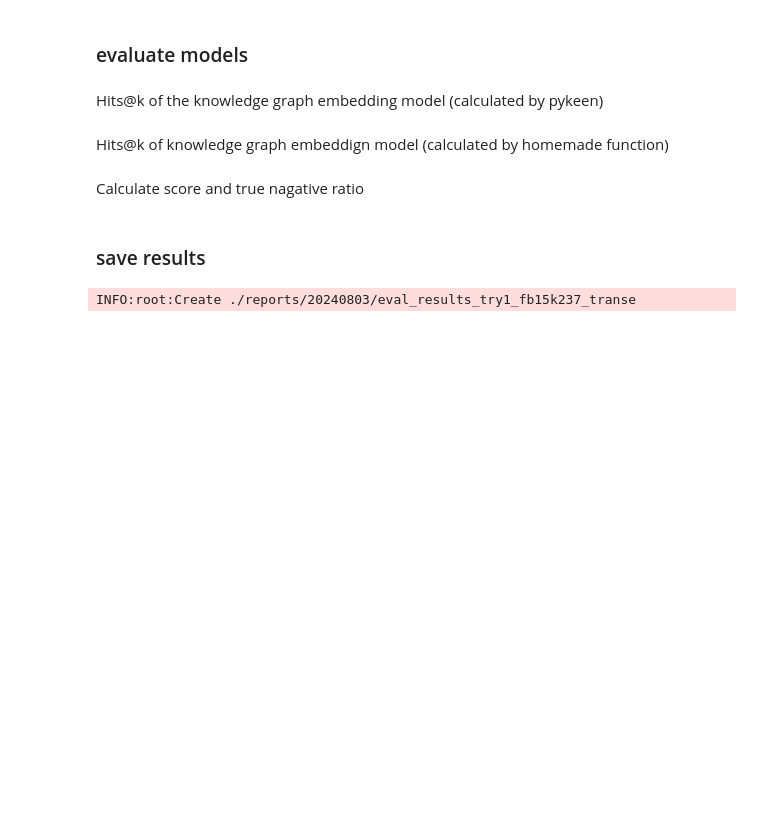
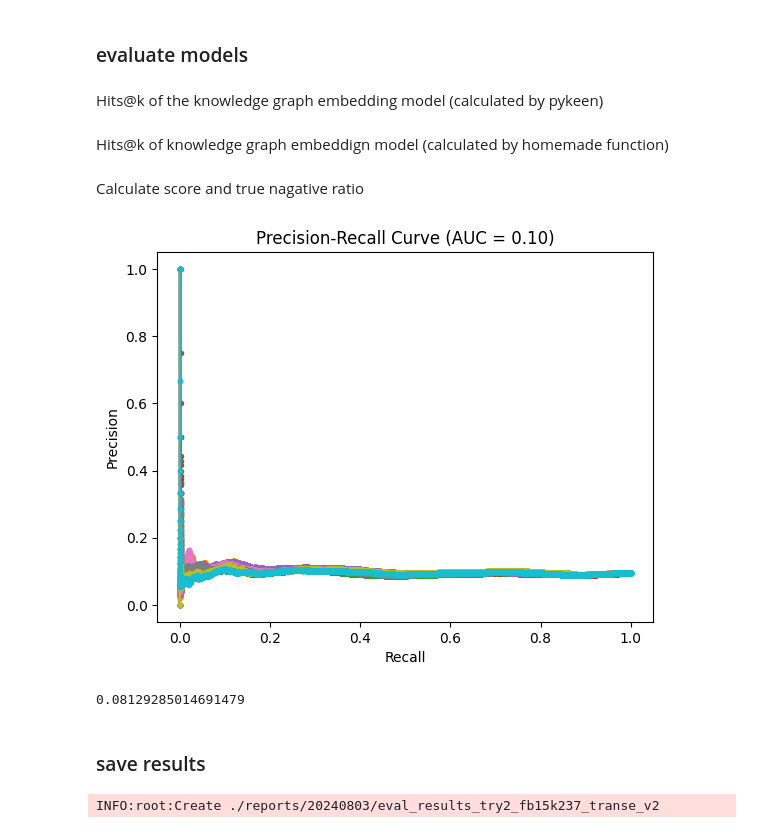
Before and after one commit to KazuoMutoh/Analysis-of-conventional-refinement-method-for-knowledge-graph, a Jupyter notebook: 03_clculate_false_triples_loss.ipynb, the cells around one changed output. Cells and saved outputs as stored; diff of their text form; code cells hidden in the pictures; blank space fills up the shorter version.

```diff
--- a/03_clculate_false_triples_loss.ipynb
+++ b/03_clculate_false_triples_loss.ipynb
@@ -25,13 +42,13 @@ def load_json_from_file(f:str):
 ## parameters
 # %%
 # directory for trained model
-dir_model = './models/20240803/kge_try1_transe_fb15k237'
+dir_model = './models/20240803/kge_try2_transe_fb15k237'
 
 # directory for false triples
 dir_false_dataset = './data/processed/20240803/false_dataset_try1_fb15k237'
 
 # direcory for report
-dir_report = './reports/20240803/eval_results_try1_fb15k237_transe'
+dir_report = './reports/20240803/eval_results_try2_fb15k237_transe_v2'
 # %% [markdown]
 ## main
 # %% [markdown]
@@ -72,7 +89,7 @@ INFO:root:Loaded info from ./data/processed/20240803/false_dataset_try1_fb15k237
 # %% [markdown]
 ### evaluate models
 # %%
-dict_eval_results = {seed: {} for seed in db_model.get('list_random_seeds')}
+dict_eval_results = {model_random_seed: {'model_info':{}, 'eval_results':{}} for model_random_seed in db_model.get('list_random_seeds')}
 # %% [markdown]
 Hits@k of the knowledge graph embedding model (calculated by pykeen)
 # %%
@@ -80,56 +97,82 @@ for seed in db_model.get('list_random_seeds'):
     dict_data = {}
     for i in [1,3,5,10]:
         dict_data[i] = dict_model_info[seed]['metrics']['both']['realistic'][f'hits_at_{i}']
-    #sr_hits_at_k = pd.Series(dict_data, name='hits@k')
-    #sr_hits_at_k.index.name = 'k'
-    dict_eval_results[seed]['hits@k'] = dict_data
+    dict_eval_results[seed]['model_info']['hits@k'] = dict_data
 # %% [markdown]
 Hits@k of knowledge graph embeddign model (calculated by homemade function)
 # %%
 for seed in db_model.get('list_random_seeds'):
     dict_data = vanilla_hits_at_k(dict_models[seed], dataset.testing.mapped_triples)
-    dict_eval_results[seed]['vanilla hits@k'] = dict_data
+    dict_eval_results[seed]['model_info']['vanilla hits@k'] = dict_data
 # %% [markdown]
 Calculate score and true nagative ratio
 # %%
+fig_pr_curve, ax = plt.subplots()
+# for each model random seed
 for model_random_seed in db_model.get('list_random_seeds'):
+
+    # for eacch data set random seed
     for random_seed in dict_false_triples.keys():
 
+        # prepaer for ealuation
         kge_model = dict_models[model_random_seed]
 
         tf = dict_false_triples[random_seed]['tf']
         tt = dict_false_triples[random_seed]['tt']
         df_feature = dict_false_triples[random_seed]['df_feature']
 
+        # calculate socre
         score_tf = kge_model.score_hrt(tf.mapped_triples).cpu().detach().numpy()
         df_feature['score'] = score_tf
 
         score_tt = kge_model.score_hrt(tt.mapped_triples).cpu().detach().numpy()
         df_feature['score(org)'] = score_tt
 
-        dict_false_triples[random_seed]['true_negative_ratio'] = {}
+        dict_eval_results[model_random_seed]['eval_results'][random_seed] = {}
+        dict_eval_results[model_random_seed]['eval_results'][random_seed]['false_dataset'] = df_feature
+
+        # calculate true positive ratio
         n = len(df_feature)
         df_sorted_feature = df_feature.sort_values('score')
-
+        dict_eval_results[model_random_seed]['eval_results'][random_seed]['true_positive_ratio'] = {}
         for k in [0.01, 0.03, 0.05]:
             n_top = int(n*k)
             df = df_sorted_feature.head(n_top)
             threashold = df['score'].max()
             tn = len(df[df['is-error']==True])
             fp = len(df[df['is-error']==False])
             tnr = tn/(fp+tn)
 
-            dict_false_triples[random_seed]['true_negative_ratio'][k] = {}
-            dict_false_triples[random_seed]['true_negative_ratio'][k]['value'] = tnr
-            dict_false_triples[random_seed]['true_negative_ratio'][k]['threashold'] = threashold
+            dict_eval_results[model_random_seed]['eval_results'][random_seed]['true_positive_ratio'][k] = {}
+            dict_eval_results[model_random_seed]['eval_results'][random_seed]['true_positive_ratio'][k]['value'] = tnr
+            dict_eval_results[model_random_seed]['eval_results'][random_seed]['true_positive_ratio'][k]['threashold'] = threashold
 
-    dict_eval_results[model_random_seed]['true_negative_ratio'] = {random_seed: dict_data['true_negative_ratio']
-                                                                   for random_seed, dict_data in dict_false_triples.items()}
+        # calculate precision and recall curve
+        y_true = df_feature['is-error']
+        y_scores = -df_feature['score']
+        precision, recall, _ = precision_recall_curve(y_true, y_scores)
+        pr_auc = auc(recall, precision)
+
+        dict_eval_results[model_random_seed]['eval_results'][random_seed]['precision_recall_curve'] = {}
+        dict_eval_results[model_random_seed]['eval_results'][random_seed]['precision_recall_curve']['precision'] = precision
+        dict_eval_results[model_random_seed]['eval_results'][random_seed]['precision_recall_curve']['recall'] = recall
+        dict_eval_results[model_random_seed]['eval_results'][random_seed]['precision_recall_curve']['auc'] = auc
+
+        ax.plot(recall, precision, marker='.')
+        ax.set_xlabel('Recall')
+        ax.set_ylabel('Precision')
+        ax.set_title(f'Precision-Recall Curve (AUC = {pr_auc:.2f})')
+# %% [output]
+[figure, added]
+# %%
+tnr
+# %% [output]
+0.08129285014691479
 # %% [markdown]
 ### save results
 # %%
 db = DataBinder(target_dir=dir_report)
 # %% [output]
-INFO:root:Create ./reports/20240803/eval_results_try1_fb15k237_transe
+INFO:root:Create ./reports/20240803/eval_results_try2_fb15k237_transe_v2
 # %%
 db.add('dict_eval_results', dict_eval_results)
```
Also changed, not shown: parts of 5 cells of this notebook, 3 other files.
